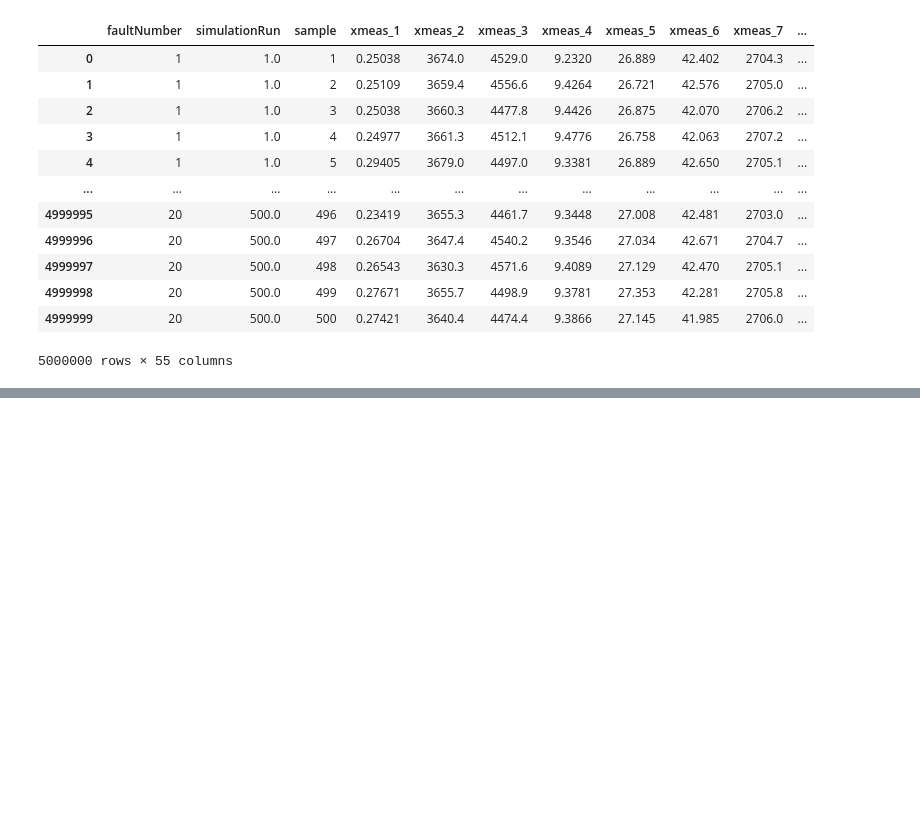
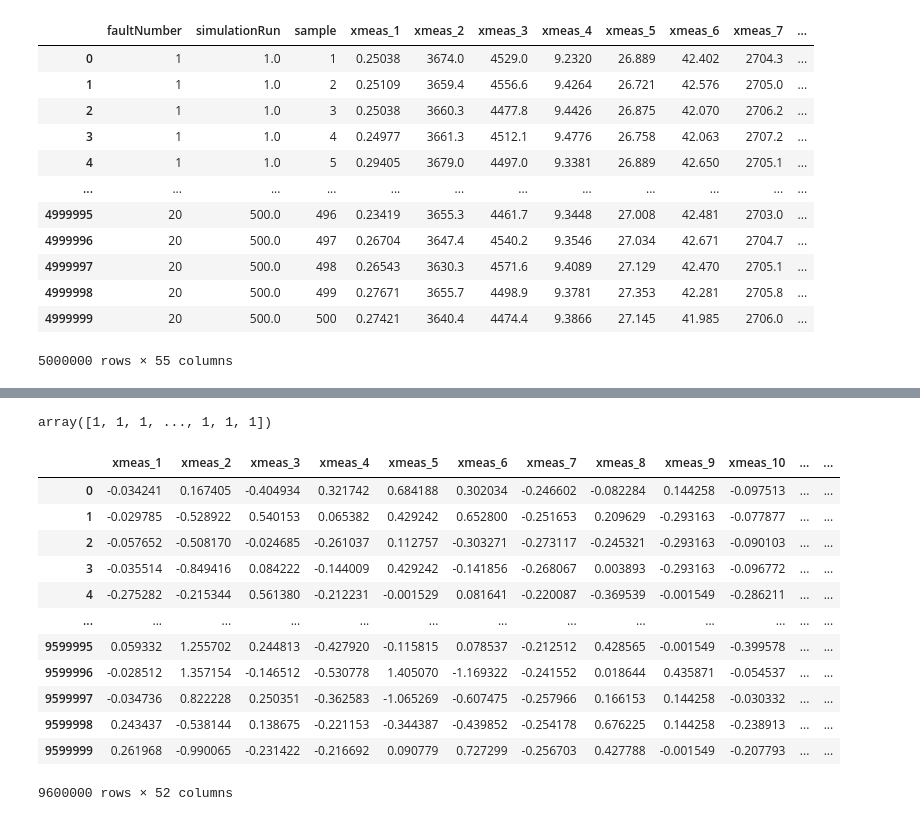
Before and after one commit to manu1003/meepc, a Jupyter notebook: te2.ipynb, the cells around one changed output, grey strips where cells are left out. Saved outputs shown, nothing was run; the diff lists cells and outputs as text; code cells hidden in the pictures; blank space fills up the shorter version.

```diff
--- a/te2.ipynb
+++ b/te2.ipynb
@@ -89,0 +109,4 @@ df_attack
+# %%
+df_test = pyreadr.read_r('~/data/tep/TEP_Faulty_Testing.RData')['faulty_testing']
+X_testt = pd.DataFrame(index=df_test.index, columns=sensors, data=scaler.fit_transform(df_test[sensors]))
+Y_testt = df_test.loc[:,'faultNumber']
@@ -89,0 +124,21 @@ df_attack
+# %%
+actual_labels=np.any(attacklabels>0,axis=0).astype(int)
+actual_labels
+# %% [output]
+array([1, 1, 1, ..., 1, 1, 1])
+# %%
+X_testt
+# %% [output]
+|  | xmeas_1 | xmeas_2 | xmeas_3 | xmeas_4 | xmeas_5 | xmeas_6 | xmeas_7 | xmeas_8 | xmeas_9 | xmeas_10 | ... | ... |
+| 0 | -0.034241 | 0.167405 | -0.404934 | 0.321742 | 0.684188 | 0.302034 | -0.246602 | -0.082284 | 0.144258 | -0.097513 | ... | ... |
+| 1 | -0.029785 | -0.528922 | 0.540153 | 0.065382 | 0.429242 | 0.652800 | -0.251653 | 0.209629 | -0.293163 | -0.077877 | ... | ... |
+| 2 | -0.057652 | -0.508170 | -0.024685 | -0.261037 | 0.112757 | -0.303271 | -0.273117 | -0.245321 | -0.293163 | -0.090103 | ... | ... |
+| 3 | -0.035514 | -0.849416 | 0.084222 | -0.144009 | 0.429242 | -0.141856 | -0.268067 | 0.003893 | -0.293163 | -0.096772 | ... | ... |
+| 4 | -0.275282 | -0.215344 | 0.561380 | -0.212231 | -0.001529 | 0.081641 | -0.220087 | -0.369539 | -0.001549 | -0.286211 | ... | ... |
+| ... | ... | ... | ... | ... | ... | ... | ... | ... | ... | ... | ... | ... |
+| 9599995 | 0.059332 | 1.255702 | 0.244813 | -0.427920 | -0.115815 | 0.078537 | -0.212512 | 0.428565 | -0.001549 | -0.399578 | ... | ... |
+| 9599996 | -0.028512 | 1.357154 | -0.146512 | -0.530778 | 1.405070 | -1.169322 | -0.241552 | 0.018644 | 0.435871 | -0.054537 | ... | ... |
+| 9599997 | -0.034736 | 0.822228 | 0.250351 | -0.362583 | -1.065269 | -0.607475 | -0.257966 | 0.166153 | 0.144258 | -0.030332 | ... | ... |
+| 9599998 | 0.243437 | -0.538144 | 0.138675 | -0.221153 | -0.344387 | -0.439852 | -0.254178 | 0.676225 | 0.144258 | -0.238913 | ... | ... |
+| 9599999 | 0.261968 | -0.990065 | -0.231422 | -0.216692 | 0.090779 | 0.727299 | -0.256703 | 0.427788 | -0.001549 | -0.207793 | ... | ... |
+9600000 rows × 52 columns
```
Also changed, not shown: parts of 7 cells of this notebook, 5 other files.
